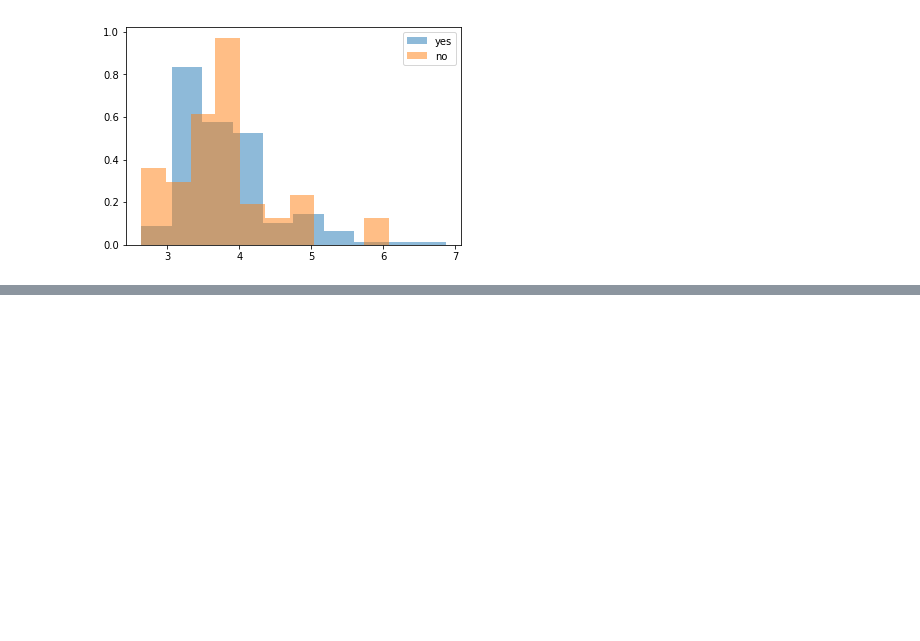
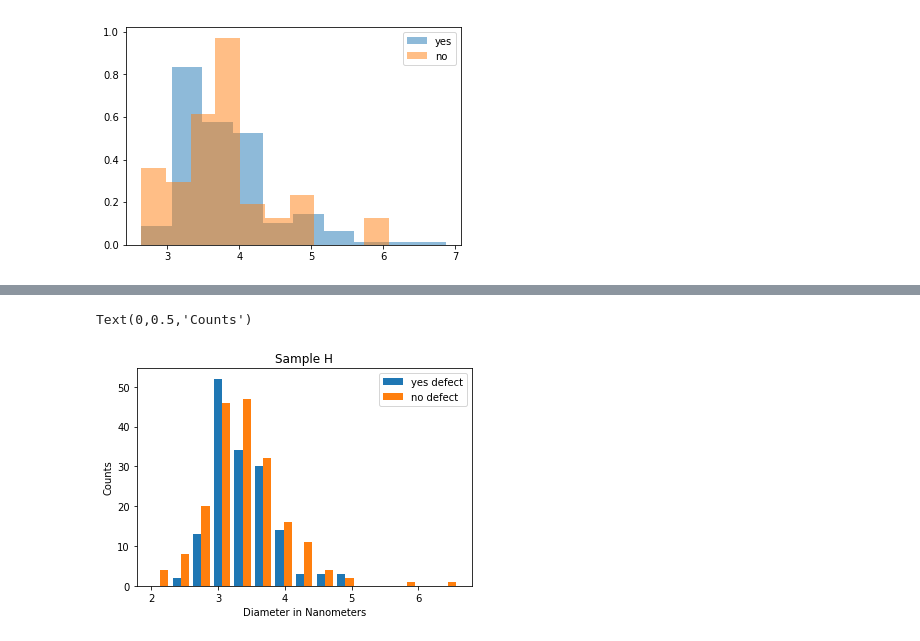
Before and after one commit to sbarton272/particleRecognition, a Jupyter notebook: image_processing/particle_stats.ipynb, the cells around one changed output, grey strips where cells are left out. Saved outputs shown, nothing was run; the diff lists cells and outputs as text; code cells hidden in the pictures; blank space fills up the shorter version.

```diff
--- a/image_processing/particle_stats.ipynb
+++ b/image_processing/particle_stats.ipynb
@@ -260,0 +343,11 @@ plt.legend(loc='upper right')
+# %%
+H_corrs = np.array([size_corr_H['yes'],size_corr_H['no']])
+_ = plt.hist(H_corrs, label = ['yes defect','no defect'], bins = 15)#,density = True)
+plt.legend(loc='upper right')
+# plt.ylim([0,60])
+plt.title('Sample H')
+plt.xlabel('Diameter in Nanometers')
+plt.ylabel('Counts')
+# %% [output]
+Text(0,0.5,'Counts')
+[figure, added]
```
Also changed, not shown: parts of 12 cells of this notebook, 1 other file.
